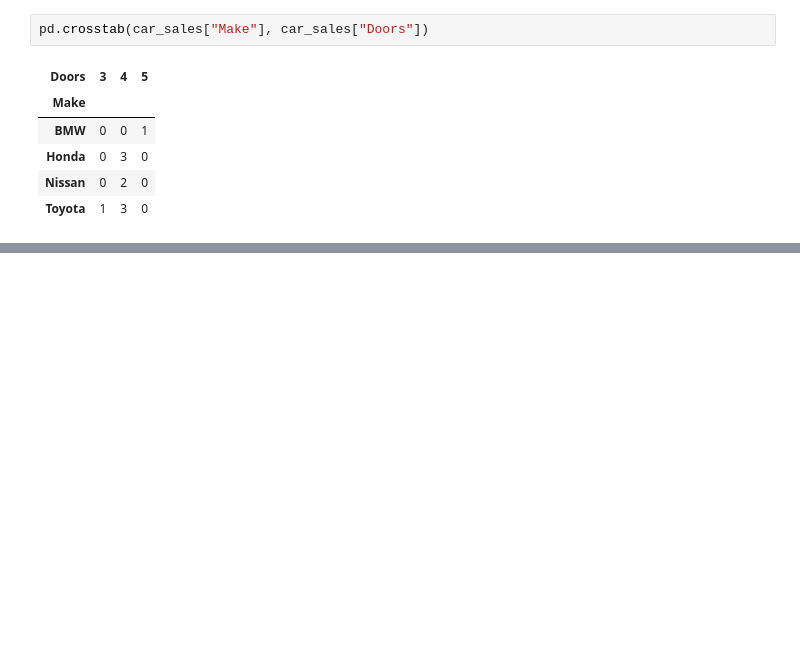
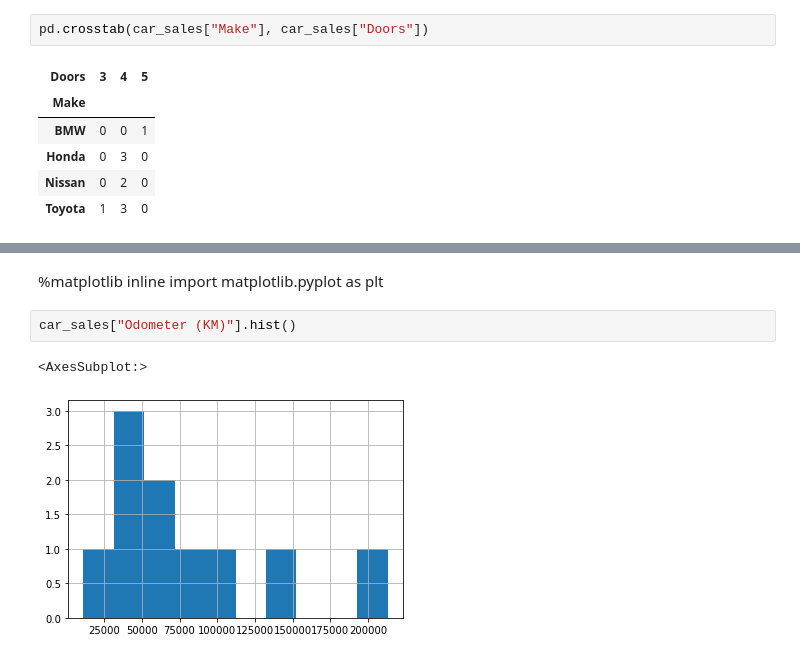
Before and after one commit to ishwar6/ML-AI-and-Data-Science-, a Jupyter notebook: Pandas - Data Selection .ipynb, the cells around one changed output, grey strips where cells are left out. Drawn from its saved outputs; the diff is of its cells as text; blank space fills up the shorter version.

```diff
--- a/Pandas - Data Selection .ipynb
+++ b/Pandas - Data Selection .ipynb
@@ -353,0 +351,8 @@ import matplotlib.pyplot as plt
+# %% [markdown]
+%matplotlib inline
+import matplotlib.pyplot as plt
+# %%
+car_sales["Odometer (KM)"].hist()
+# %% [output]
+<AxesSubplot:>
+[figure, added]
```
Also changed, not shown: parts of 46 cells of this notebook, 2 other files.
